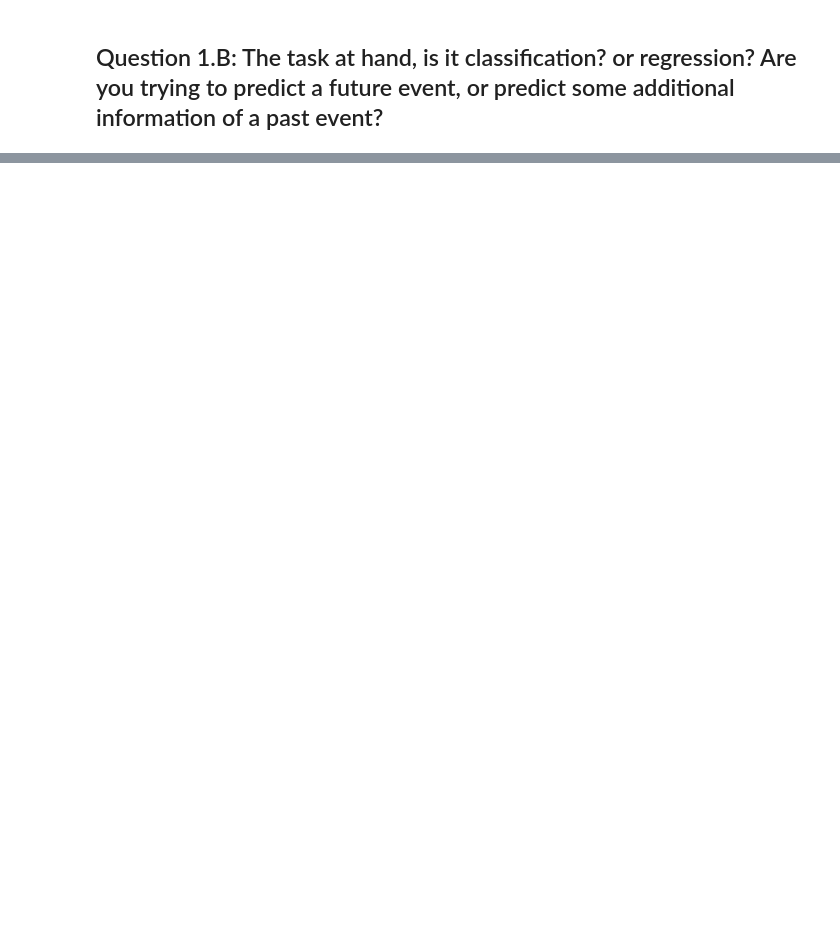
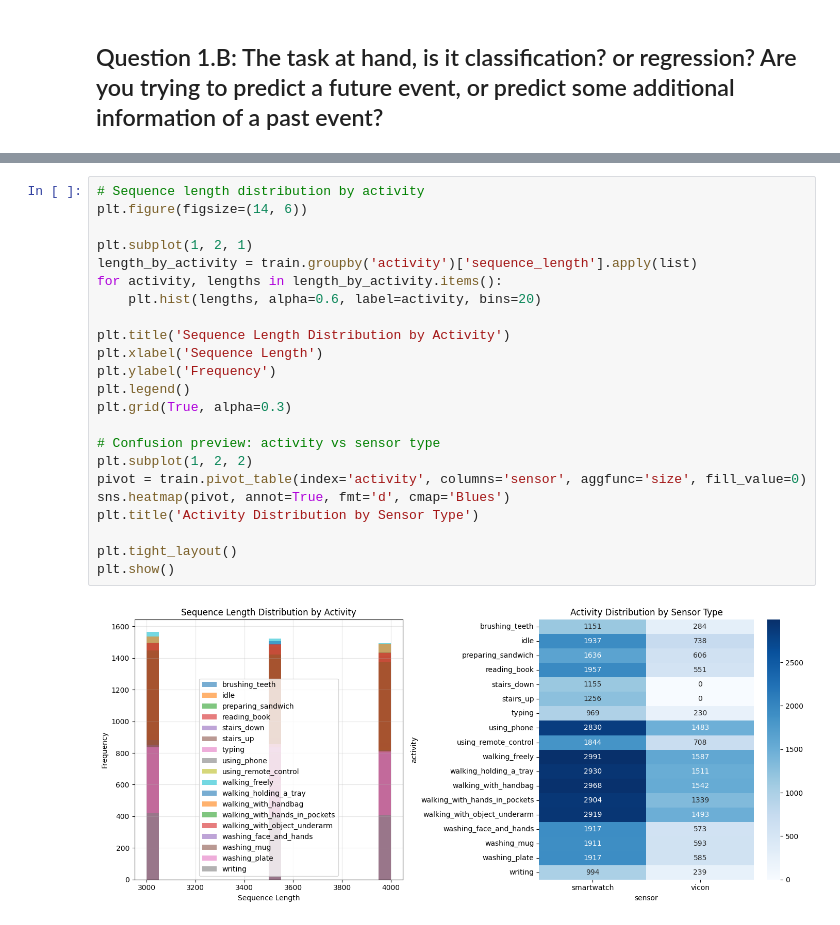
Before and after one commit to AbedShowgan/Deep_Learning_Workshop_DNA_HW2, a Jupyter notebook: 212112106_hw2_DL.ipynb, the cells around one changed output, grey strips where cells are left out. Cells and saved outputs as stored; diff of their text form; blank space fills up the shorter version.

```diff
--- a/212112106_hw2_DL.ipynb
+++ b/212112106_hw2_DL.ipynb
@@ -46,0 +530,25 @@ Tools and Techniques according to the exercise guidelines
+# %%
+# Sequence length distribution by activity
+plt.figure(figsize=(14, 6))
+
+plt.subplot(1, 2, 1)
+length_by_activity = train.groupby('activity')['sequence_length'].apply(list)
+for activity, lengths in length_by_activity.items():
+    plt.hist(lengths, alpha=0.6, label=activity, bins=20)
+
+plt.title('Sequence Length Distribution by Activity')
+plt.xlabel('Sequence Length')
+plt.ylabel('Frequency')
+plt.legend()
+plt.grid(True, alpha=0.3)
+
+# Confusion preview: activity vs sensor type
+plt.subplot(1, 2, 2)
+pivot = train.pivot_table(index='activity', columns='sensor', aggfunc='size', fill_value=0)
+sns.heatmap(pivot, annot=True, fmt='d', cmap='Blues')
+plt.title('Activity Distribution by Sensor Type')
+
+plt.tight_layout()
+plt.show()
+# %% [output]
+[figure, added]
```
Also changed, not shown: parts of 75 cells of this notebook, 11 other files.
